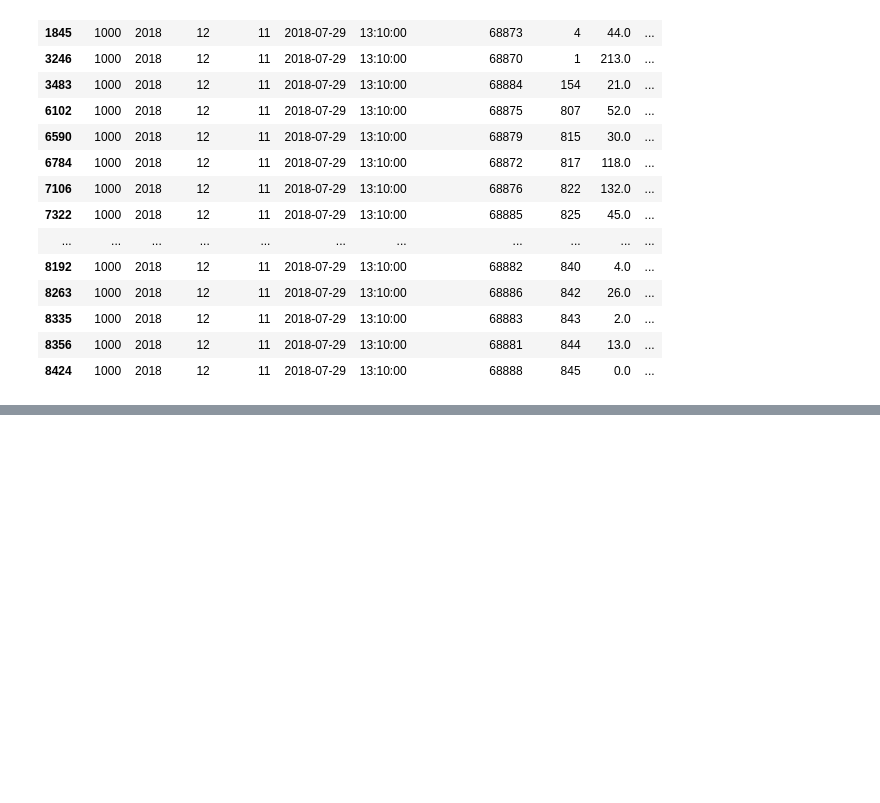
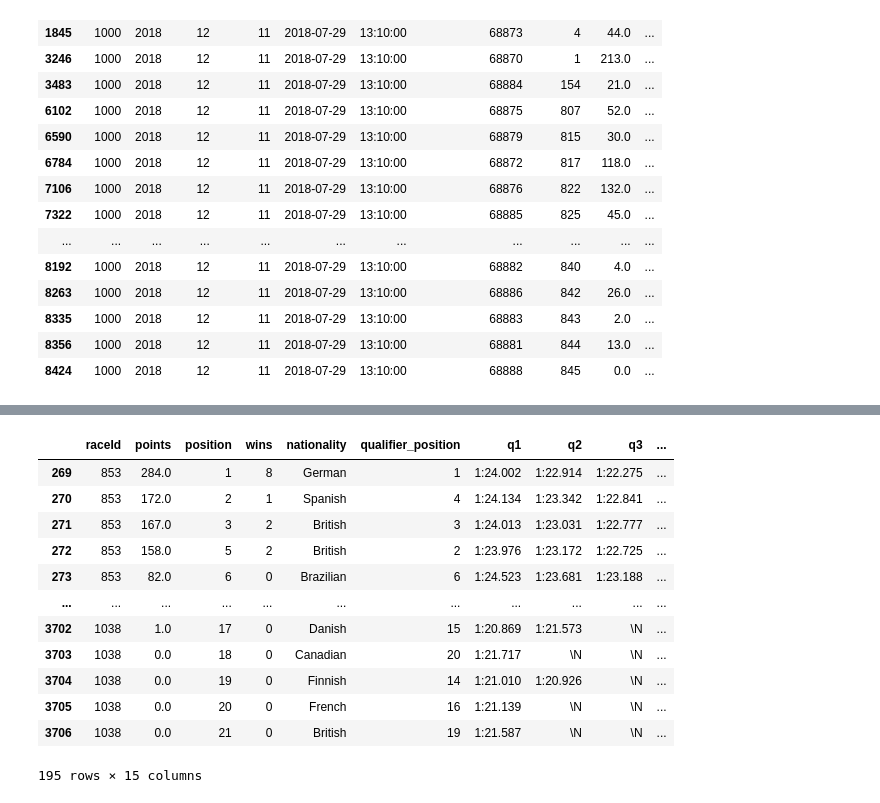
Before and after one commit to rajv98/CarsNData, a Jupyter notebook: Formula 1 Models.ipynb, the cells around one changed output, grey strips where cells are left out. Saved outputs shown, nothing was run; the diff lists cells and outputs as text; code cells hidden in the pictures; blank space fills up the shorter version.

```diff
--- a/Formula 1 Models.ipynb
+++ b/Formula 1 Models.ipynb
@@ -144,0 +169,19 @@ races_standings
+# %%
+##CREATE DATAFRAME OF ALL FEATURES OF RACES ON MONZA raceId = 14
+monza_features = races_standings[races_standings.circuitId==14]
+monza_features = monza_features.drop(columns=['year','round','circuitId','date','time','driverStandingsId','driverId','forename','surname','qualifyId','constructorId'])
+monza_features
+# %% [output]
+|  | raceId | points | position | wins | nationality | qualifier_position | q1 | q2 | q3 | ... |
+| 269 | 853 | 284.0 | 1 | 8 | German | 1 | 1:24.002 | 1:22.914 | 1:22.275 | ... |
+| 270 | 853 | 172.0 | 2 | 1 | Spanish | 4 | 1:24.134 | 1:23.342 | 1:22.841 | ... |
+| 271 | 853 | 167.0 | 3 | 2 | British | 3 | 1:24.013 | 1:23.031 | 1:22.777 | ... |
+| 272 | 853 | 158.0 | 5 | 2 | British | 2 | 1:23.976 | 1:23.172 | 1:22.725 | ... |
+| 273 | 853 | 82.0 | 6 | 0 | Brazilian | 6 | 1:24.523 | 1:23.681 | 1:23.188 | ... |
+| ... | ... | ... | ... | ... | ... | ... | ... | ... | ... | ... |
+| 3702 | 1038 | 1.0 | 17 | 0 | Danish | 15 | 1:20.869 | 1:21.573 | \N | ... |
+| 3703 | 1038 | 0.0 | 18 | 0 | Canadian | 20 | 1:21.717 | \N | \N | ... |
+| 3704 | 1038 | 0.0 | 19 | 0 | Finnish | 14 | 1:21.010 | 1:20.926 | \N | ... |
+| 3705 | 1038 | 0.0 | 20 | 0 | French | 16 | 1:21.139 | \N | \N | ... |
+| 3706 | 1038 | 0.0 | 21 | 0 | British | 19 | 1:21.587 | \N | \N | ... |
+195 rows × 15 columns
```
Also changed, not shown: parts of 10 cells of this notebook, 1 other file.
